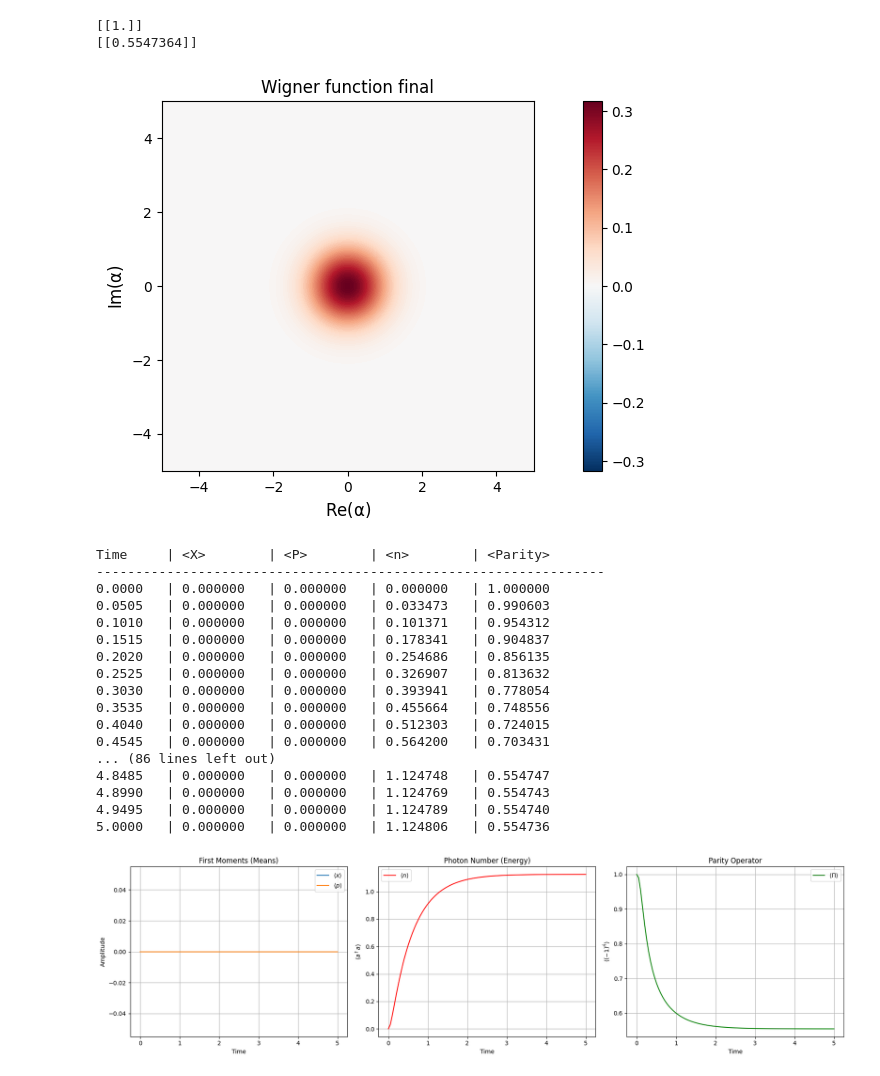
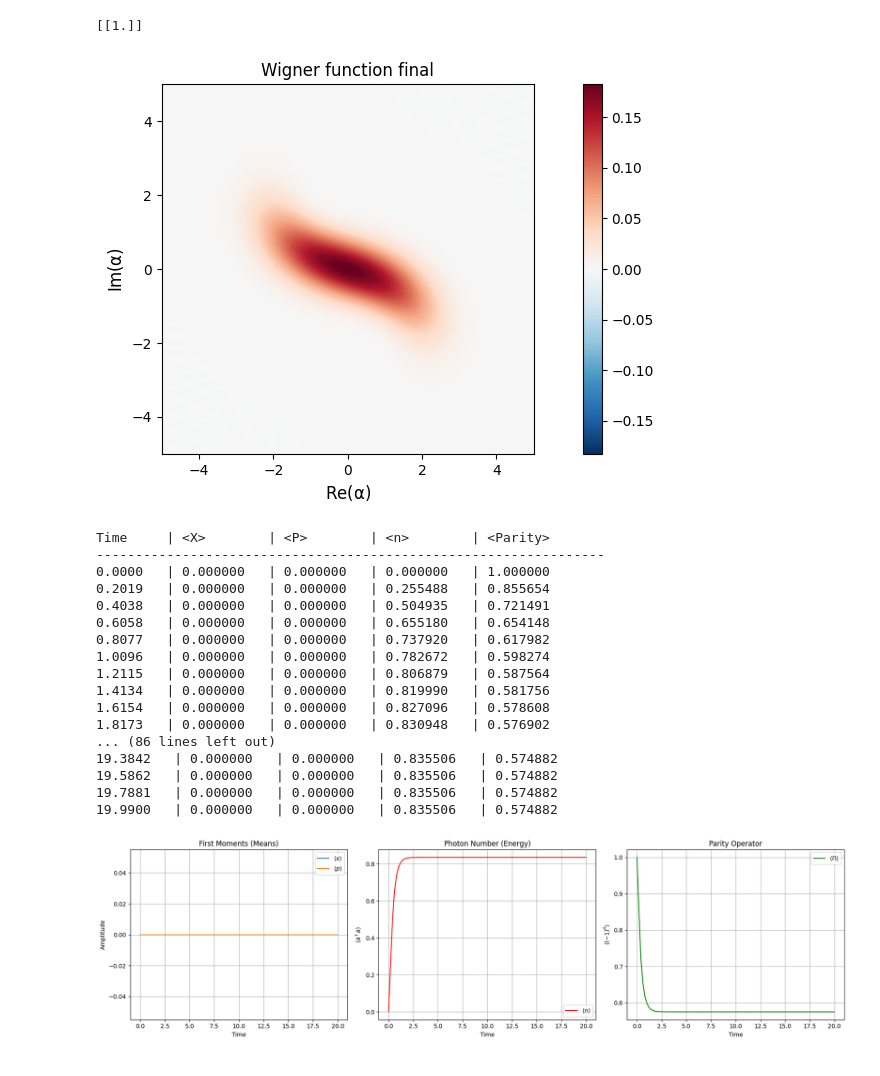
Before and after one commit to shreychowdhary/CS653-Project, a Jupyter notebook: exact.ipynb, the cells around one changed output. Drawn from its saved outputs; the diff is of its cells as text; code cells hidden in the pictures.

```diff
--- a/exact.ipynb
+++ b/exact.ipynb
@@ -7,13 +7,13 @@ import matplotlib.pyplot as plt
 # Identical to your JAX setup
 G = 3 + 3j    # Two-photon drive strength
 delta = 1       # Detuning
-U = 0           # Kerr nonlinearity
+U = 1         # Kerr nonlinearity
 gamma = 10      # Single-photon loss rate
 
 # Simulation parameters
 N = 100            # Hilbert space cutoff (must be high enough to capture squeezing)
 t_start = 0.0
-t_end = 5
+t_end = 19.99
 steps = 100       # Higher resolution than the Euler step
 tlist = np.linspace(t_start, t_end, steps)
 
@@ -55,7 +55,7 @@ psi0 = qt.basis(N, 0)
 print(np.pi*qt.wigner(psi0, 0, 0))
 
 # --- 6. Solve Master Equation ---
-result = qt.mesolve(H, psi0, tlist, c_ops, e_ops=[x_op, p_op, n_op, parity_op], options={"store_states":True})
+result = qt.mesolve(H, psi0, tlist, c_ops, e_ops=[x_op, p_op, n_op, parity_op], options={"store_final_state":True})
 
 # --- 7. Plotting & Verification ---
 means_x = result.expect[0]
@@ -63,10 +63,8 @@ means_p = result.expect[1]
 means_n = result.expect[2]
 means_parity = result.expect[3]
 
-fig, ax = qt.plot_wigner(result.states[0], xvec=np.linspace(-5,5,100), yvec=np.linspace(-5,5,100), colorbar=True, cmap='RdBu_r')
+fig, ax = qt.plot_wigner(result.final_state, xvec=np.linspace(-5,5,100), yvec=np.linspace(-5,5,100), colorbar=True, cmap='RdBu_r')
 
-
-print(np.pi*qt.wigner(result.states[-1], 0, 0))
 
 # Add plot customizations (optional)
 ax.set_title("Wigner function final")
@@ -81,50 +79,49 @@ fig, ax = plt.subplots(1, 3, figsize=(18, 5))
 
 # Plot Means
 ax[0].plot(tlist, means_x, label=r'$\langle x \rangle$')
 ax[0].plot(tlist, means_p, label=r'$\langle p \rangle$')
 ax[0].set_title("First Moments (Means)")
 ax[0].set_xlabel("Time")
 ax[0].set_ylabel("Amplitude")
 ax[0].legend()
 ax[0].grid(True)
 
 # Plot Photon Number
 ax[1].plot(tlist, means_n, label=r'$\langle n \rangle$', color='r')
 ax[1].set_title("Photon Number (Energy)")
 ax[1].set_xlabel("Time")
 ax[1].set_ylabel(r"$\langle a^\dagger a \rangle$")
 ax[1].legend()
 ax[1].grid(True)
 
 # Plot Parity
 ax[2].plot(tlist, means_parity, label=r'$\langle \Pi \rangle$', color='g')
 ax[2].set_title("Parity Operator")
 ax[2].set_xlabel("Time")
 ax[2].set_ylabel(r"$\langle (-1)^{\hat{n}} \rangle$")
 ax[2].legend()
 ax[2].grid(True)
 
 plt.tight_layout()
 plt.show()
 # %% [output]
 [[1.]]
-[[0.5547364]]
-[figure, old version]
+[figure, new version]
 Time     | <X>        | <P>        | <n>        | <Parity>
 -----------------------------------------------------------------
 0.0000   | 0.000000   | 0.000000   | 0.000000   | 1.000000
-0.0505   | 0.000000   | 0.000000   | 0.033473   | 0.990603
-0.1010   | 0.000000   | 0.000000   | 0.101371   | 0.954312
-0.1515   | 0.000000   | 0.000000   | 0.178341   | 0.904837
-0.2020   | 0.000000   | 0.000000   | 0.254686   | 0.856135
-0.2525   | 0.000000   | 0.000000   | 0.326907   | 0.813632
-0.3030   | 0.000000   | 0.000000   | 0.393941   | 0.778054
-0.3535   | 0.000000   | 0.000000   | 0.455664   | 0.748556
-0.4040   | 0.000000   | 0.000000   | 0.512303   | 0.724015
-0.4545   | 0.000000   | 0.000000   | 0.564200   | 0.703431
+0.2019   | 0.000000   | 0.000000   | 0.255488   | 0.855654
+0.4038   | 0.000000   | 0.000000   | 0.504935   | 0.721491
+0.6058   | 0.000000   | 0.000000   | 0.655180   | 0.654148
+0.8077   | 0.000000   | 0.000000   | 0.737920   | 0.617982
+1.0096   | 0.000000   | 0.000000   | 0.782672   | 0.598274
+1.2115   | 0.000000   | 0.000000   | 0.806879   | 0.587564
+1.4134   | 0.000000   | 0.000000   | 0.819990   | 0.581756
+1.6154   | 0.000000   | 0.000000   | 0.827096   | 0.578608
+1.8173   | 0.000000   | 0.000000   | 0.830948   | 0.576902
 ... (86 lines left out)
-4.8485   | 0.000000   | 0.000000   | 1.124748   | 0.554747
-4.8990   | 0.000000   | 0.000000   | 1.124769   | 0.554743
-4.9495   | 0.000000   | 0.000000   | 1.124789   | 0.554740
-5.0000   | 0.000000   | 0.000000   | 1.124806   | 0.554736
+19.3842   | 0.000000   | 0.000000   | 0.835506   | 0.574882
+19.5862   | 0.000000   | 0.000000   | 0.835506   | 0.574882
+19.7881   | 0.000000   | 0.000000   | 0.835506   | 0.574882
+19.9900   | 0.000000   | 0.000000   | 0.835506   | 0.574882
-[figure, old version]
+[figure, new version]
```
Also changed, not shown: parts of 1 cell of this notebook, 5 other files.
